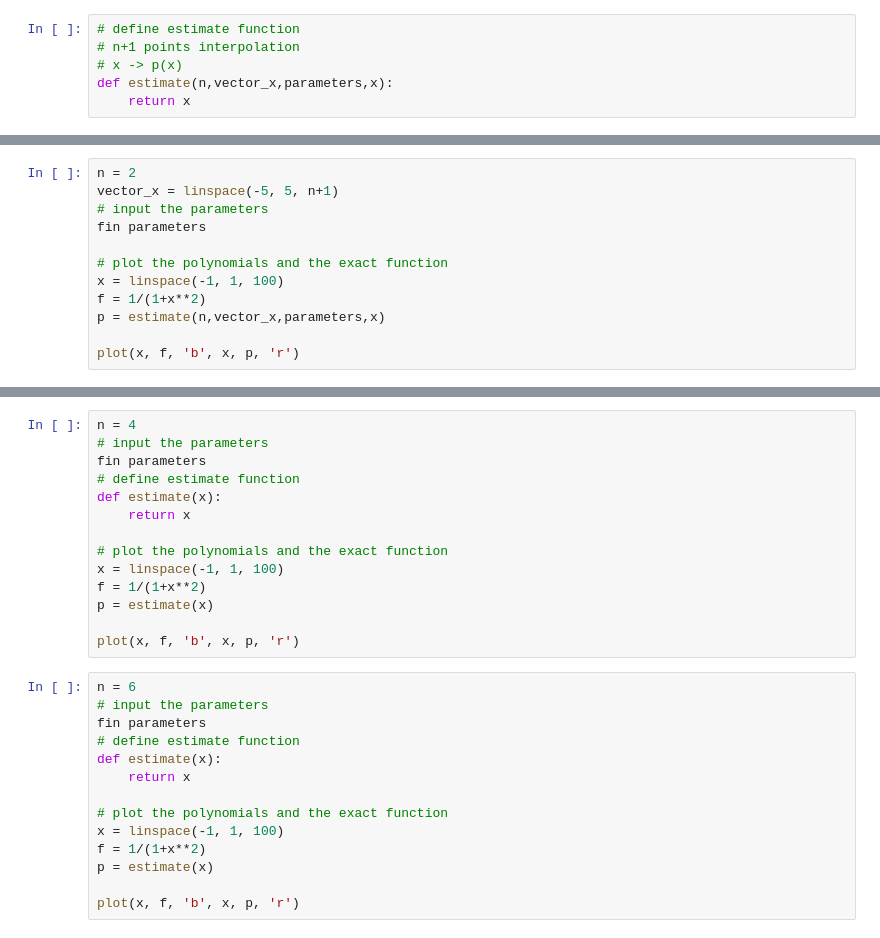
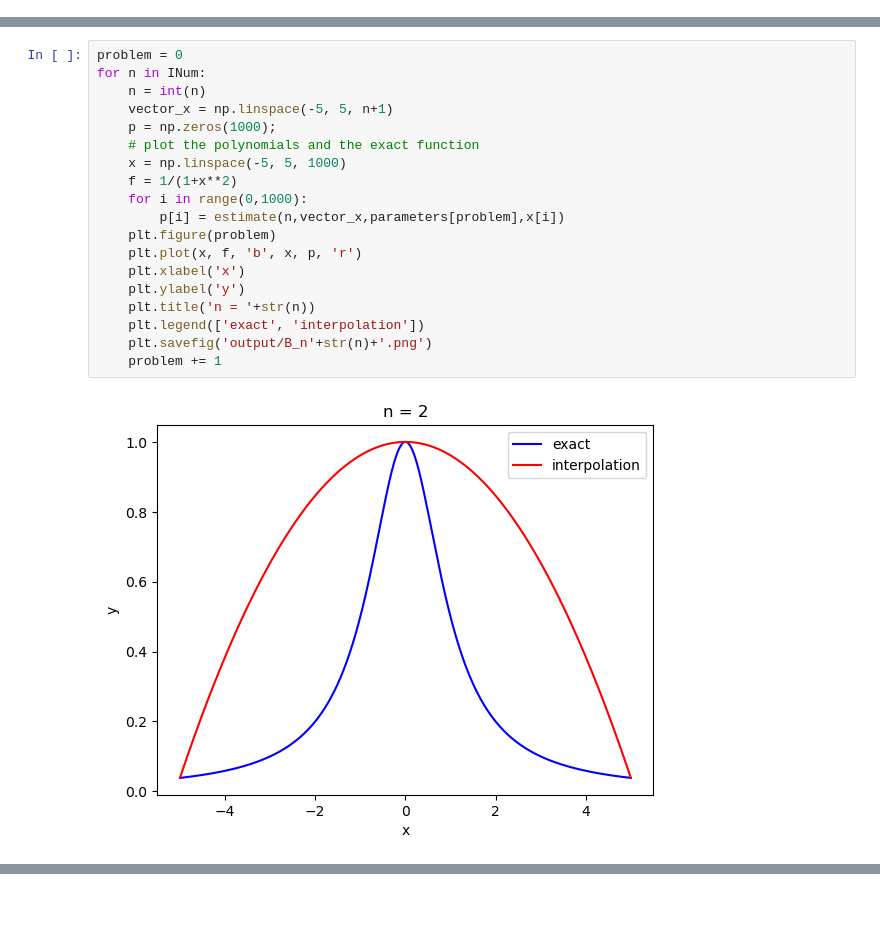
Before and after one commit to NanZiqian/na, a Jupyter notebook: chapter2hw/code/B.ipynb, the cells around one changed output, grey strips where cells are left out. Saved outputs shown, nothing was run; the diff lists cells and outputs as text; blank space fills up the shorter version.

```diff
--- a/chapter2hw/code/B.ipynb
+++ b/chapter2hw/code/B.ipynb
@@ -1,6 +0,0 @@
-# %%
-# define estimate function
-# n+1 points interpolation
-# x -> p(x)
-def estimate(n,vector_x,parameters,x):
-    return x
@@ -7,12 +29,21 @@ def estimate(n,vector_x,parameters,x):
 # %%
-n = 2
-vector_x = linspace(-5, 5, n+1)
-# input the parameters
-fin parameters
-
-# plot the polynomials and the exact function
-x = linspace(-1, 1, 100)
-f = 1/(1+x**2)
-p = estimate(n,vector_x,parameters,x)
-
-plot(x, f, 'b', x, p, 'r')
+problem = 0
+for n in INum:
+    n = int(n)
+    vector_x = np.linspace(-5, 5, n+1)
+    p = np.zeros(1000);
+    # plot the polynomials and the exact function
+    x = np.linspace(-5, 5, 1000)
+    f = 1/(1+x**2)
+    for i in range(0,1000):
+        p[i] = estimate(n,vector_x,parameters[problem],x[i])
+    plt.figure(problem)
+    plt.plot(x, f, 'b', x, p, 'r')
+    plt.xlabel('x')
+    plt.ylabel('y')
+    plt.title('n = '+str(n))
+    plt.legend(['exact', 'interpolation'])
+    plt.savefig('output/B_n'+str(n)+'.png')
+    problem += 1
+# %% [output]
+[figure, added]
@@ -19,28 +52,0 @@ plot(x, f, 'b', x, p, 'r')
-# %%
-n = 4
-# input the parameters
-fin parameters
-# define estimate function
-def estimate(x):
-    return x
-
-# plot the polynomials and the exact function
-x = linspace(-1, 1, 100)
-f = 1/(1+x**2)
-p = estimate(x)
-
-plot(x, f, 'b', x, p, 'r')
-# %%
-n = 6
-# input the parameters
-fin parameters
-# define estimate function
-def estimate(x):
-    return x
-
-# plot the polynomials and the exact function
-x = linspace(-1, 1, 100)
-f = 1/(1+x**2)
-p = estimate(x)
-
-plot(x, f, 'b', x, p, 'r')
```
Also changed, not shown: parts of 4 cells of this notebook, 6 other files.
